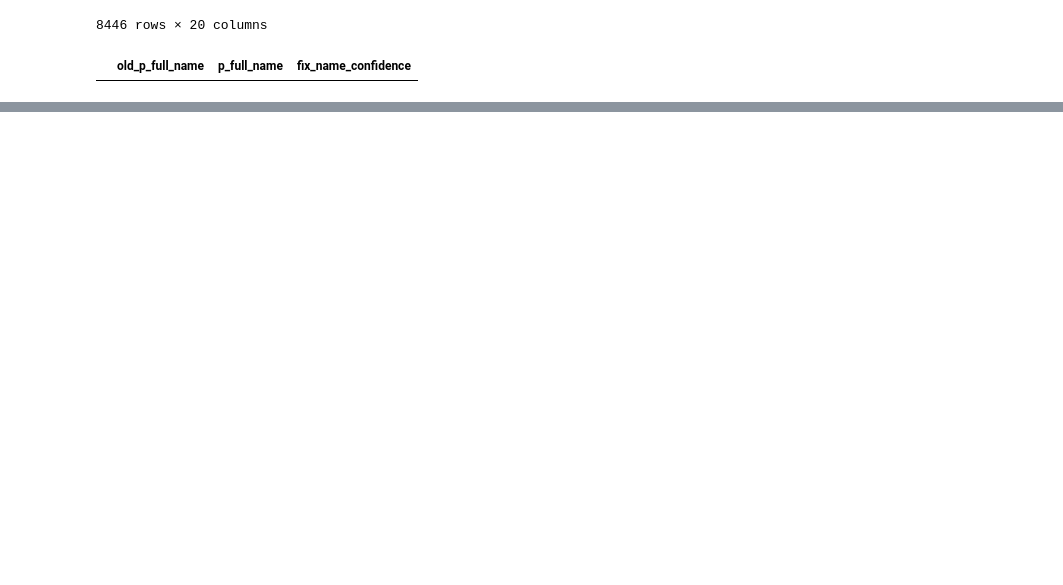
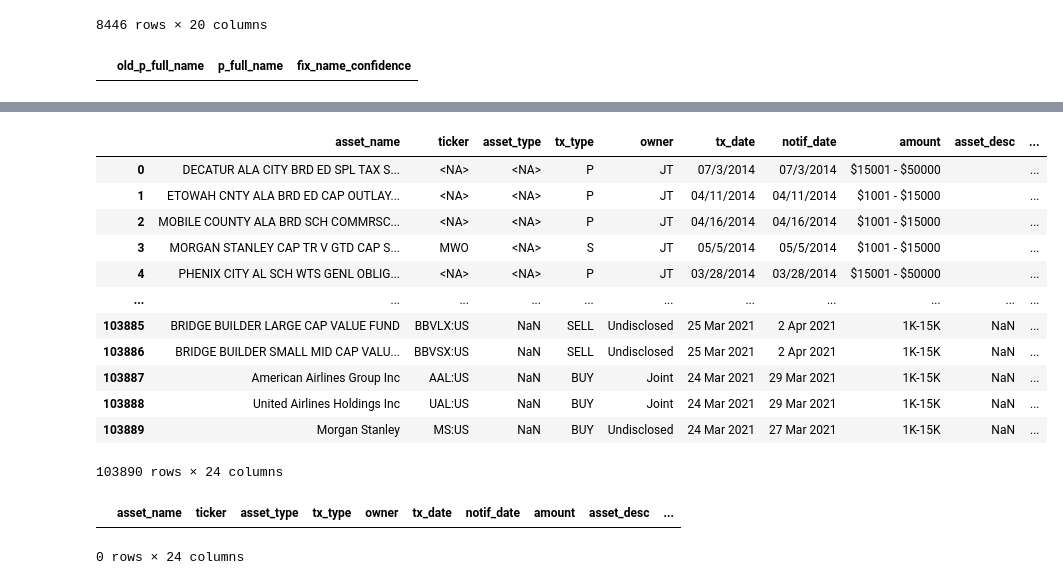
Before and after one commit to fDirham/congress-bot, a Jupyter notebook: compress_scrapes/master.ipynb, the cells around one changed output, grey strips where cells are left out. Cells and saved outputs as stored; diff of their text form; code cells hidden in the pictures; blank space fills up the shorter version.

```diff
--- a/compress_scrapes/master.ipynb
+++ b/compress_scrapes/master.ipynb
@@ -358,3 +364,21 @@ low_fix_confidence_df
 | 21067 | Bryan George Steil | Bryan Steil | 0.758621 |
 | 33735 | Charlie Joseph Crist | Charlie Crist | 0.787879 |
 | 48221 | Mr. Paul Ryan | Paul D Ryan | 0.782609 |
+# %%
+# Fix ct
+ct_df = read_compressed_csv("ct")
+
+def fix_name(in_name: str):
+    if "," in in_name:
+        tmp = in_name.split(",")
+        in_name = tmp[1] + " " + tmp[0]
+    in_name = in_name.strip()
+    return in_name
+
+ct_df["p_full_name"] = ct_df["p_full_name"].apply(fix_name)
+ct_df  = fix_full_name_in_df(ct_df)
+ct_df = merge_with_politicians_df(ct_df)
+ct_df = ct_df[ct_df["old_p_full_name"] != "James Calhoun"]
+ct_df = ct_df.fillna(pd.NA)
+
+ct_df
@@ -360,0 +419,29 @@ low_fix_confidence_df
+# %%
+# Create master df
+master_df = pd.concat([
+    self_house_df,
+    watcher_house_df,
+    watcher_senate_df,
+    ct_df
+]).reset_index(drop=True)
+
+master_df
+# %% [output]
+|  | asset_name | ticker | asset_type | tx_type | owner | tx_date | notif_date | amount | asset_desc | ... |
+| 0 | DECATUR ALA CITY BRD ED SPL TAX S... | <NA> | <NA> | P | JT | 07/3/2014 | 07/3/2014 | $15001 - $50000 |  | ... |
+| 1 | ETOWAH CNTY ALA BRD ED CAP OUTLAY... | <NA> | <NA> | P | JT | 04/11/2014 | 04/11/2014 | $1001 - $15000 |  | ... |
+| 2 | MOBILE COUNTY ALA BRD SCH COMMRSC... | <NA> | <NA> | P | JT | 04/16/2014 | 04/16/2014 | $1001 - $15000 |  | ... |
+| 3 | MORGAN STANLEY CAP TR V GTD CAP S... | MWO | <NA> | S | JT | 05/5/2014 | 05/5/2014 | $1001 - $15000 |  | ... |
+| 4 | PHENIX CITY AL SCH WTS GENL OBLIG... | <NA> | <NA> | P | JT | 03/28/2014 | 03/28/2014 | $15001 - $50000 |  | ... |
+| ... | ... | ... | ... | ... | ... | ... | ... | ... | ... | ... |
+| 103885 | BRIDGE BUILDER LARGE CAP VALUE FUND | BBVLX:US | NaN | SELL | Undisclosed | 25 Mar 2021 | 2 Apr 2021 | 1K-15K | NaN | ... |
+| 103886 | BRIDGE BUILDER SMALL MID CAP VALU... | BBVSX:US | NaN | SELL | Undisclosed | 25 Mar 2021 | 2 Apr 2021 | 1K-15K | NaN | ... |
+| 103887 | American Airlines Group Inc | AAL:US | NaN | BUY | Joint | 24 Mar 2021 | 29 Mar 2021 | 1K-15K | NaN | ... |
+| 103888 | United Airlines Holdings Inc | UAL:US | NaN | BUY | Joint | 24 Mar 2021 | 29 Mar 2021 | 1K-15K | NaN | ... |
+| 103889 | Morgan Stanley | MS:US | NaN | BUY | Undisclosed | 24 Mar 2021 | 27 Mar 2021 | 1K-15K | NaN | ... |
+103890 rows × 24 columns
+# %%
+master_df[master_df["p_party"].isna()]
+# %% [output]
+|  | asset_name | ticker | asset_type | tx_type | owner | tx_date | notif_date | amount | asset_desc | ... |
+0 rows × 24 columns
```
Also changed, not shown: parts of 18 cells of this notebook, 2 other files.
